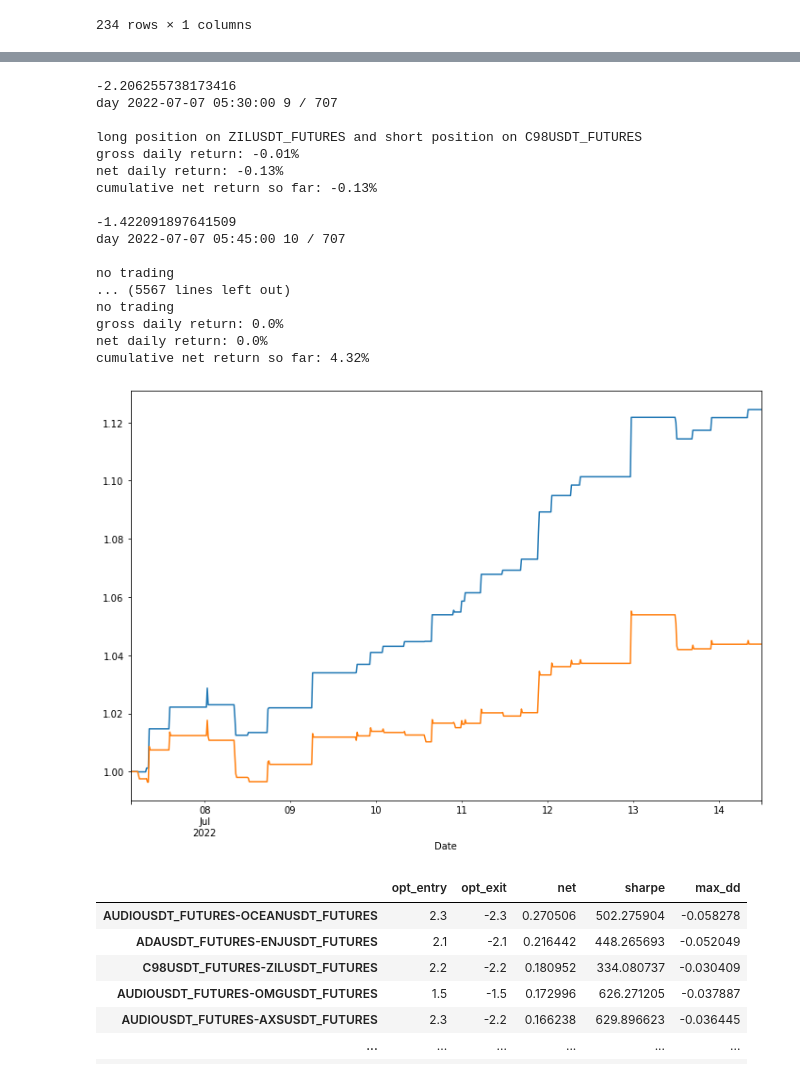
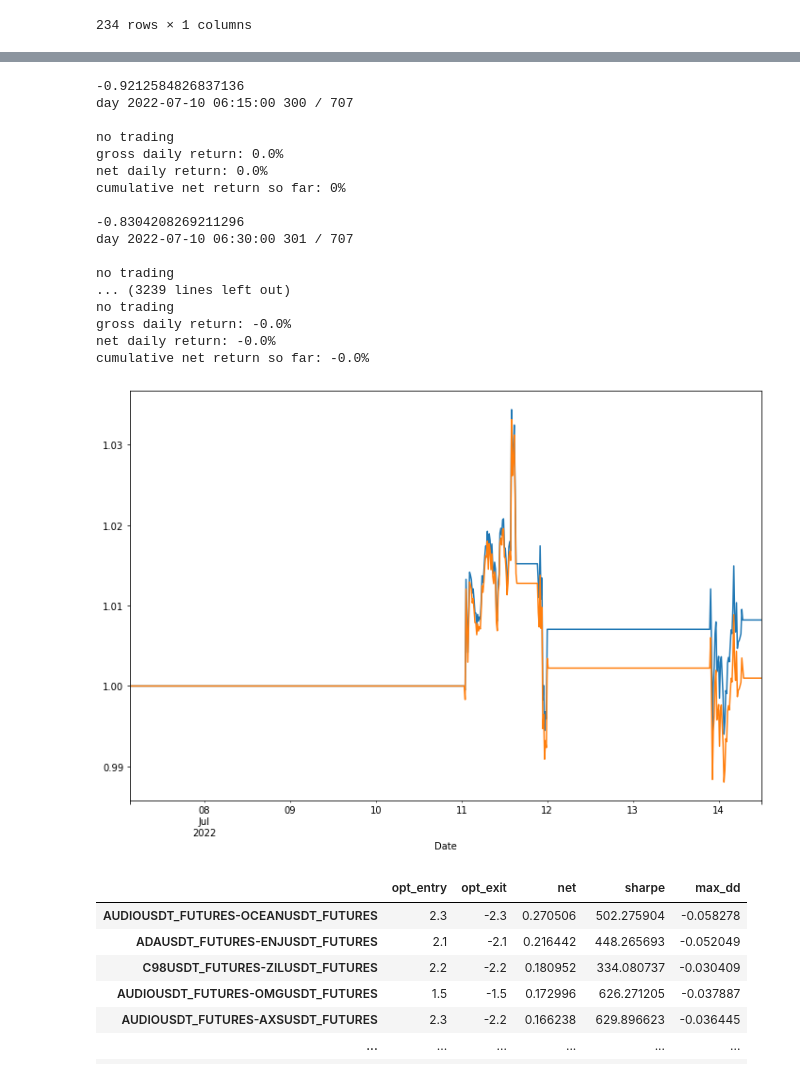
Before and after one commit to mscbr/algo_pairs, a Jupyter notebook: class_modules.ipynb, the cells around one changed output, grey strips where cells are left out. Cells and saved outputs as stored; diff of their text form; code cells hidden in the pictures.

```diff
--- a/class_modules.ipynb
+++ b/class_modules.ipynb
@@ -579,14 +559,6 @@ class Backtester:
     dailyret_net = df['dailyret'] - df['trades']*self.tc
     df['net'] = dailyret_net.cumsum().apply(np.exp)
 
-    # CAGR calculation - not in use for now
-    # start_val = 1
-    # end_val = df['gross'].iat[-1]
-    # start_date = df.iloc[0].name
-    # end_date = df.iloc[-1].name
-    # days = (end_date - start_date).days
-    # CAGR = round(((float(end_val) / float(start_val)) ** (self.tp_year/days)) - 1,4)
-
     self.pair_results = df
     return df.net, halflife
 
@@ -688,7 +660,7 @@ class Backtester:
       z_exit_param=None,
       rolling_kalman=False,
       rolling_z_score=True,
-      adf_threshold="5%",
+      # adf_threshold="5%",
     ):
 
     inst1 = pair[0]
@@ -764,6 +736,7 @@ class Backtester:
       # if adf[0] > -0.2: #adf[4][adf_threshold]: # as of debugging, indexing is correct here
       #   signal = 0
       #   gross = 0
+
       if False:
         return
       else:
@@ -771,9 +744,6 @@ class Backtester:
         if rolling_z_score is True:
           sample['spread'] = spread
           halflife = half_life(sample['spread'])
-          # maybe window should be optimized ?
-          # maybe window should be sample length? So just mean and std reg way ??
-          # test different ver
           spread_mean = spread.rolling(center=False, window=halflife).mean()
           spread_std = spread.rolling(center=False, window=halflife).std()
           z_score_series = (spread-spread_mean)/spread_std
@@ -781,7 +751,6 @@ class Backtester:
           z_score_series = (spread-spread.mean())/spread.std()
 
         current_z_score = z_score_series.iloc[-1]
-        print(current_z_score)
 
         if old_signal == 0:
           # debug on actual results
@@ -800,7 +769,6 @@ class Backtester:
           if current_z_score < -z_entry:
             signal = 1
 
-        # double check on this
         position1 = -signal
         position2 = signal
 
@@ -812,7 +780,6 @@ class Backtester:
       else:
         current_return = gross
 
-      # adfuller data could also be assigned below
       data.loc[[data.index[t]], ["%s_position" % inst1]] = position1
       data.loc[[data.index[t]], ["%s_position" % inst2]] = position2
       data.loc[[data.index[t]], ["signals"]] = signal
@@ -841,9 +808,9 @@ class Backtester:
     # plotting equity curves
     # plt.plot(np.append(1,np.cumprod(1+data["gross_returns"])))
     # plt.plot(np.append(1,np.cumprod(1+data["net_returns"])))
-    self.walkforward_results["gross_cum"].plot(figsize=(12, 8))
-    self.walkforward_results["net_cum"].plot()
-    plt.show()
+    # self.walkforward_results["gross_cum"].plot(figsize=(12, 8))
+    # self.walkforward_results["net_cum"].plot()
+    # plt.show()
     return
 # %%
 # %history -g
@@ -865,4 +832,4 @@ for str_pair in str_pairs:
 import warnings
 warnings.filterwarnings('ignore')
 
-backtester = Backtester(pairs=pairs, raw_data_dir="Binance_Historical_15m_FUTURES_20_days_2022-07-14T12:00:43", opt_data_file="processed_data/opt_overview_15m_net_temp2022-08-08T23:56:05.csv", data_interval="15m", tc=0.0006)
+backtester = Backtester(pairs=pairs, raw_data_dir="Binance_Historical_15m_FUTURES_20_days_2022-07-14T12:00:43", opt_data_file="processed_data/opt_overview_15m_sharpe_temp2022-08-08T23:56:05.csv", data_interval="15m", tc=0.0006)
@@ -908,28 +878,28 @@ backtester.data
 # %%
 # z_entry_param=2.3, z_exit_param=-2.3, last rolling 4.13%
 # window=180 z_entry_param=2.2, z_exit_param=-2.2, - 2.21% vs averaged rolling kalman prices 3.12%, no adfuler check 3.12%
 # window=200 raw kalman: raw z_score 4.8% vs rolling z_score 4.2%;
 # #smoothed_kalman: raw z_score 3.99% vs rolling z_score 2.4%net 8% gross
-backtester.walkforward_test(pair=["C98USDT_FUTURES", "ZILUSDT_FUTURES"], window=9, adf_threshold="10%", z_entry_param=2.2, z_exit_param=-2.2, rolling_z_score=False, rolling_kalman=False)
+backtester.walkforward_test(pair=["SANDUSDT_FUTURES","IMXUSDT_FUTURES"], window=300, z_entry_param=1.5, z_exit_param=-1.3, rolling_z_score=False, rolling_kalman=False)
 # %% [output]
--2.206255738173416
-day 2022-07-07 05:30:00 9 / 707
+-0.9212584826837136
+day 2022-07-10 06:15:00 300 / 707
 
-long position on ZILUSDT_FUTURES and short position on C98USDT_FUTURES
-gross daily return: -0.01%
-net daily return: -0.13%
-cumulative net return so far: -0.13%
-
--1.422091897641509
-day 2022-07-07 05:45:00 10 / 707
-
-no trading
-... (5567 lines left out)
 no trading
 gross daily return: 0.0%
 net daily return: 0.0%
-cumulative net return so far: 4.32%
+cumulative net return so far: 0%
+
+-0.8304208269211296
+day 2022-07-10 06:30:00 301 / 707
+
+no trading
+... (3239 lines left out)
+no trading
+gross daily return: -0.0%
+net daily return: -0.0%
+cumulative net return so far: -0.0%
-[figure, old version]
+[figure, new version]
 # %%
 backtester.optimize_pairs(z_entry_range=(1.4, 2.4), z_exit_range=(-2.4, 0.5), rolling_z_score=True)
 # %%
```
Also changed, not shown: parts of 13 cells of this notebook.
